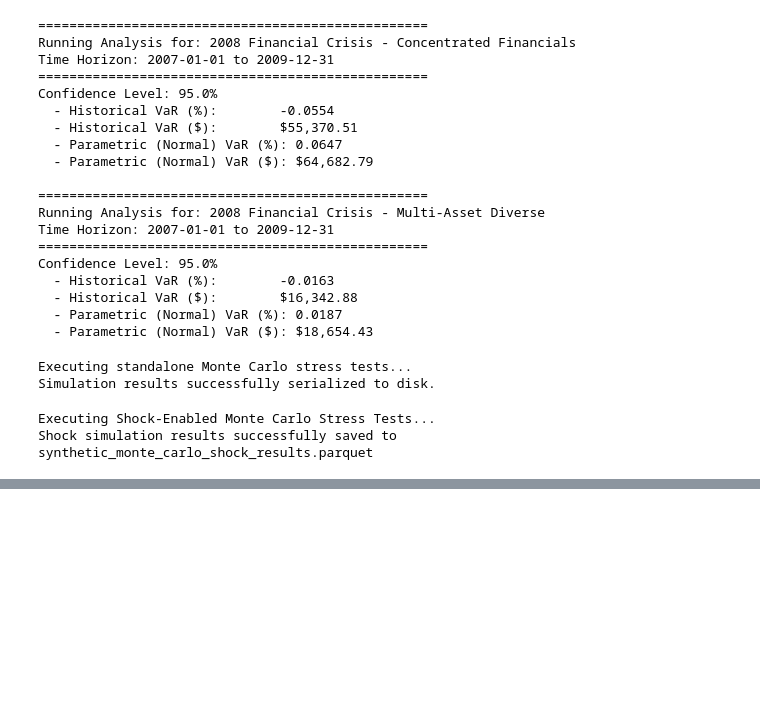
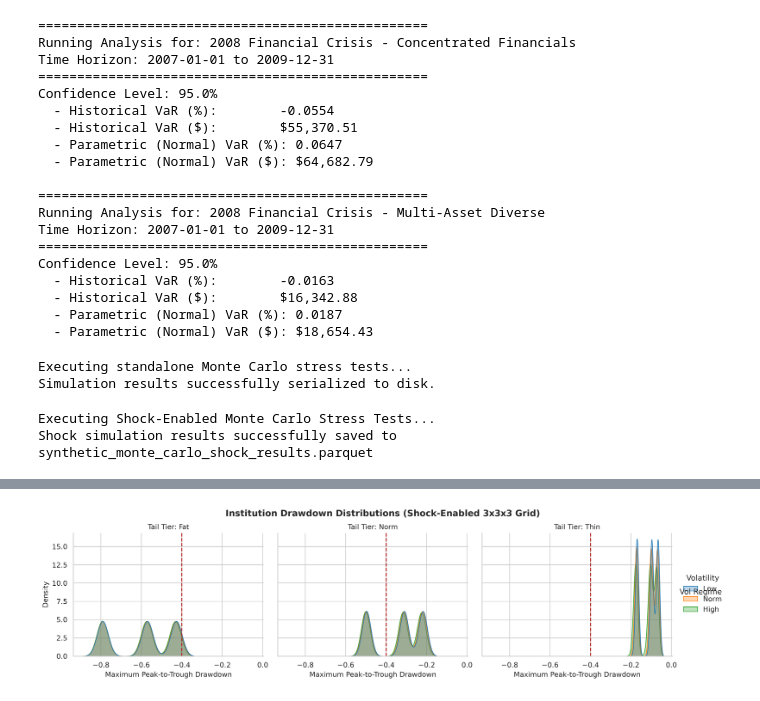
Before and after one commit to bealljamesp/VaR-Simulation-Stress-Test, a Jupyter notebook: notebooks/workbook.ipynb, the cells around one changed output, grey strips where cells are left out. Cells and saved outputs as stored; diff of their text form; code cells hidden in the pictures; blank space fills up the shorter version.

```diff
--- a/notebooks/workbook.ipynb
+++ b/notebooks/workbook.ipynb
@@ -239,0 +276,84 @@ Shock simulation results saved to: ../data/raw/synthetic_monte_carlo_shock_resul
+# %%
+import matplotlib.pyplot as plt
+import seaborn as sns
+
+# Set style configuration
+sns.set_theme(style="whitegrid", palette="muted")
+plt.rcParams.update(
+    {
+        "font.family": "sans-serif",
+        "figure.dpi": 300,
+        "savefig.dpi": 300,
+        "axes.labelsize": 11,
+        "axes.titlesize": 12,
+    }
+)
+
+
+def generate_drawdown_plot() -> None:
+    grid = generate_parameter_grid()
+    records: list[dict[str, float | str]] = []
+
+    print(
+        "Compiling path-wise maximum drawdowns across 3x3x3 grid for"
+        " visualization..."
+    )
+    for _, profile in grid.items():
+        # Run shock engine to gather distribution arrays
+        _, max_drawdowns = run_shock_monte_carlo(profile, n_paths=1500, n_days=90)
+        for dd in max_drawdowns:
+            records.append(
+                {
+                    "Max_Drawdown": dd,
+                    "Volatility": profile["Vol_Tier"],
+                    "Tail_Thickness": profile["Tail_Tier"],
+                    "Asymmetry": profile["Asym_Tier"],
+                }
+            )
+
+    df_viz = pd.DataFrame(records)
+
+    # Plot distribution grids via Seaborn Displot
+    g = sns.displot(
+        df_viz,
+        x="Max_Drawdown",
+        hue="Volatility",
+        col="Tail_Thickness",
+        kind="kde",
+        fill=True,
+        common_norm=False,
+        alpha=0.3,
+        palette="tab10",
+        height=4,
+        aspect=1.1,
+    )
+
+    # Highlight the -40% distress threshold line on all subplots
+    for ax in g.axes.flat:
+        ax.axvline(
+            x=-0.40,
+            color="firebrick",
+            linestyle="--",
+            linewidth=1.5,
+            label="40% Distress Threshold",
+        )
+        ax.set_xlabel("Maximum Peak-to-Trough Drawdown")
+        ax.set_ylabel("Density")
+
+    g.set_titles(col_template="Tail Tier: {col_name}")
+    g.add_legend(title="Vol Regime")
+    plt.subplots_adjust(top=0.85)
+    g.fig.suptitle(
+        "Institution Drawdown Distributions (Shock-Enabled 3x3x3 Grid)",
+        fontsize=14,
+        fontweight="bold",
+    )
+
+    output_path = "../monte_carlo_drawdown_distributions.png"
+    plt.savefig(output_path, bbox_inches="tight")
+    print(f"Visualization successfully saved to '{output_path}'")
+    plt.show()
+
+
+generate_drawdown_plot()
+# %% [output]
@@ -239,0 +362 @@ Shock simulation results saved to: ../data/raw/synthetic_monte_carlo_shock_resul
+[figure, added]
```
Also changed, not shown: parts of 9 cells of this notebook, 5 other files.
